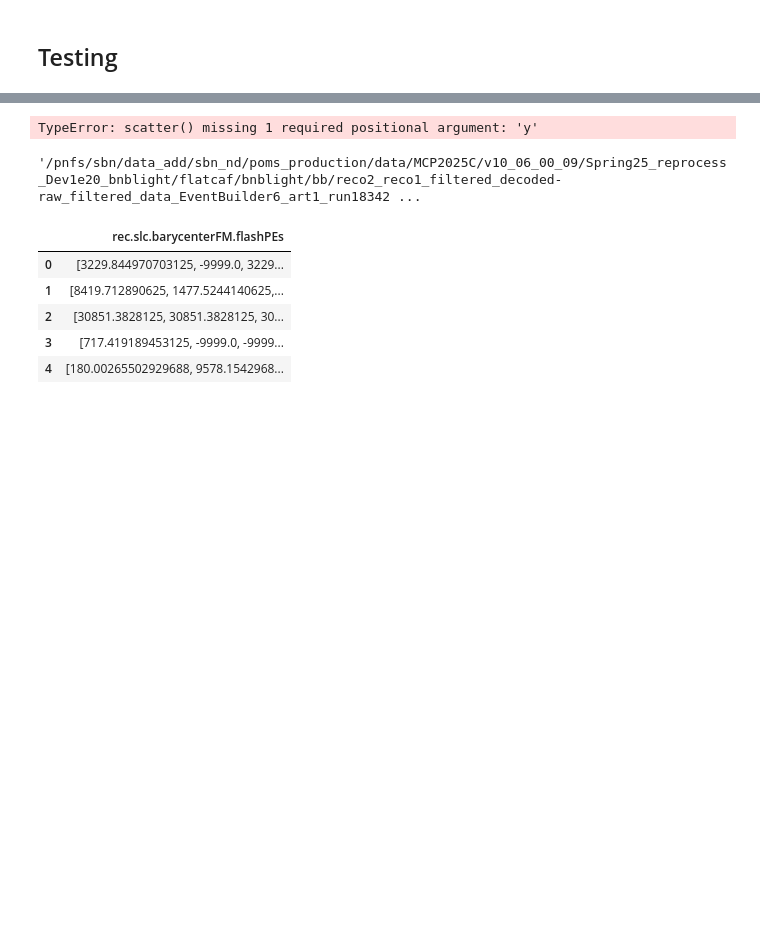
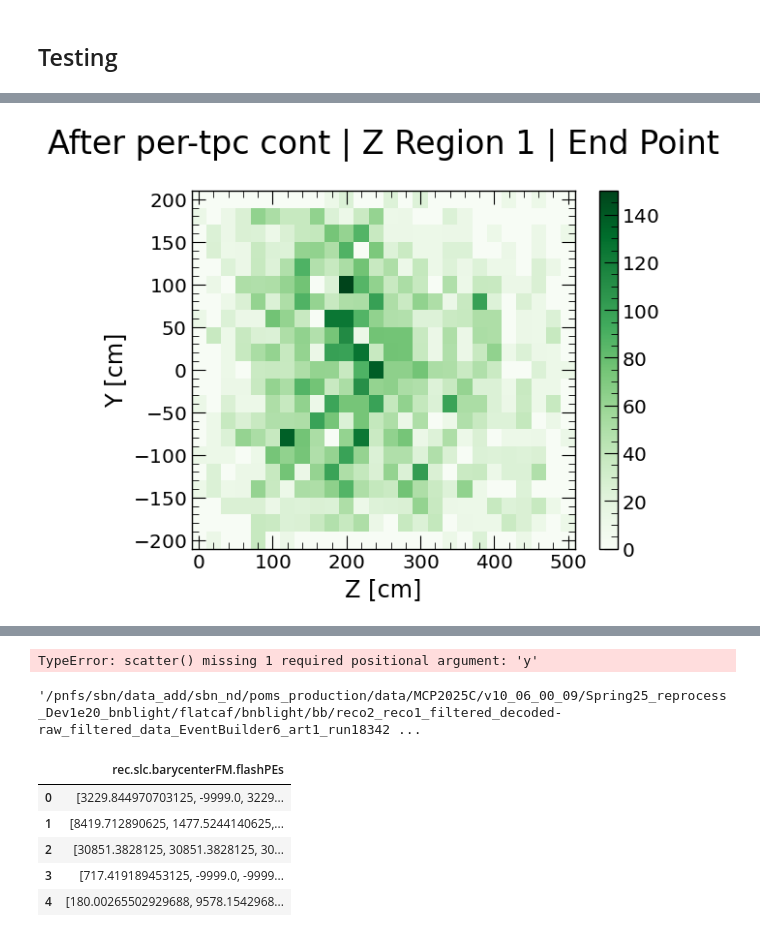
Before and after one commit to bear-is-asleep/cafpyana, a Jupyter notebook: analysis_village/numuincl/notebooks/interaction_plots.ipynb, the cells around one changed output, grey strips where cells are left out. Drawn from its saved outputs; the diff is of its cells as text; code cells hidden in the pictures; blank space fills up the shorter version.

```diff
--- a/analysis_village/numuincl/notebooks/interaction_plots.ipynb
+++ b/analysis_village/numuincl/notebooks/interaction_plots.ipynb
@@ -4341,0 +4684,6 @@ fig.show()
+# %%
+_slc_mc = slc_mc.copy()
+_slc_data = slc_data.copy()
+
+_slc_mc.cut_all(cut=True,mode='reco',cont=True)
+_slc_data.cut_all(cut=True,mode='reco',cont=True)
@@ -4342,2 +4897,9 @@ fig.show()
 # %% [markdown]
 ## Testing
+# %%
+from sbnd.cafclasses.pfp import PFP
+fname = f'{DATA_DIR}/mc_syst/v9/mcbnb_tinypand_nosyst_nocuts_recomb3.df'
+dumbslc = CAFSlice.load(fname,key=PAND_KEY,cuts=PAND_CUTS_CONT)
+dumbpfp = PFP.load(fname,key=PFP_KEY)
+#dumbslc.data.keys()
+#dumbpfp.data.keys()
@@ -4343,0 +4981,8 @@ fig.show()
+# %%
+__slc_mc = CAFSlice.load(DATA_OFFBEAM_FNAMES[0:50],
+  key=PAND_KEY,
+  ncpu=NCPU,
+  cuts=None,
+  show_progress=True
+)
+#__slc_mc.data.slc.is_clear_cosmic.unique(return_counts=True)
@@ -4343,0 +5003,9 @@ fig.show()
+# %%
+s = __slc_mc.copy()
+for i,cut in enumerate(PAND_CUTS_CONT):
+  print(f'Before - {cut} {np.unique(s.data.slc.is_clear_cosmic,return_counts=True)}')
+  s.apply_cut(cut,cut=True)
+  if cut == 'cont': break
+  # if len(np.unique(s.data.slc.is_clear_cosmic)) == 1:
+  #   print(f'After - {cut} {np.unique(s.data.slc.is_clear_cosmic,return_counts=True)}')
+  #   break
@@ -4344,3 +5027,20 @@ fig.show()
+# %%
+fig,ax = plt.subplots()
+x_region1 = (np.abs(s.data.slc.vertex.x) > 5) & (np.abs(s.data.slc.vertex.x) < 190)
+z_region1 = (s.data.slc.vertex.z > 10) & (s.data.slc.vertex.z < 250) & (np.abs(s.data.slc.vertex.y) < 190)
+z_region2 = (s.data.slc.vertex.z > 250) & (s.data.slc.vertex.z < 450) & (s.data.slc.vertex.y > -190) & (s.data.slc.vertex.y < 100)
+z_region3 = (s.data.slc.vertex.z > 250) & (s.data.slc.vertex.z < 450) & (s.data.slc.vertex.y > 100) & (s.data.slc.vertex.y < 190)
+im = ax.hist2d(s.data[z_region1].mu.pfp.trk.end.z,
+  s.data[z_region1].mu.pfp.trk.end.y,
+  weights=s.data[z_region1].genweight,
+  bins=[np.arange(-10,530,20),np.arange(-210,230,20)])
+ax.set_xlabel('Z [cm]')
+ax.set_ylabel('Y [cm]')
+ax.set_title('After per-tpc cont | Z Region 1 | End Point')
+fig.colorbar(im[3])
+plt.show()
+# %% [output]
+[figure, added]
 # %%
 keys = ['slc.truth.mu.genE','slc.truth.nmu_100MeV']
 cols = slc_mc.get_key(keys)
```
Also changed, not shown: parts of 47 cells of this notebook, 24 other files.
